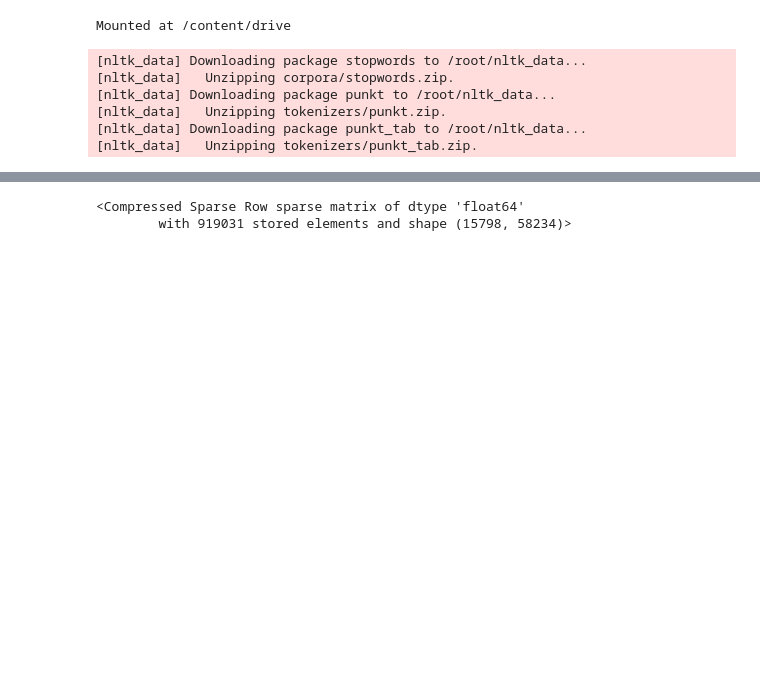
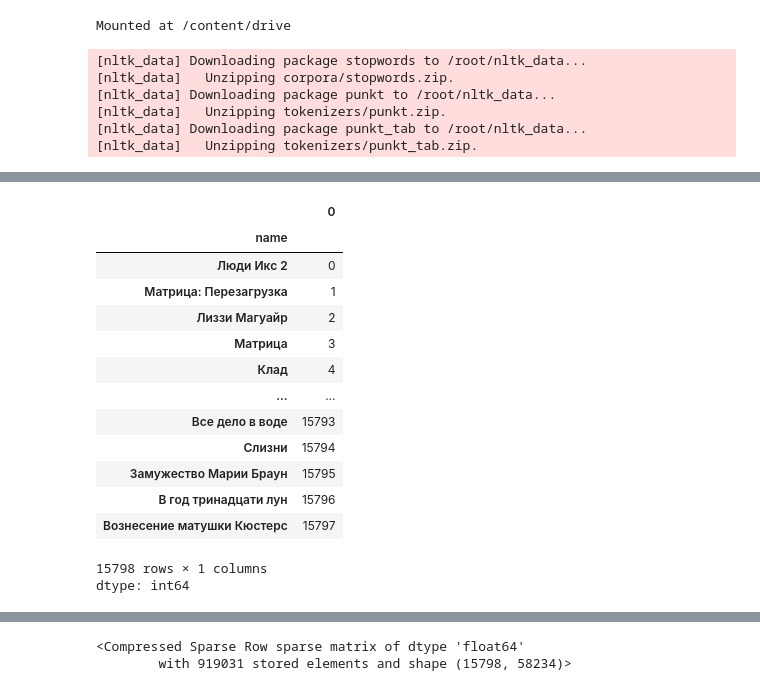
Before and after one commit to vokon01/Kinopoisk-Movie-Recommendation-System, a Jupyter notebook: notebooks/03 Content_based_Rec_Sys.ipynb, the cells around one changed output, grey strips where cells are left out. Saved outputs shown, nothing was run; the diff lists cells and outputs as text; code cells hidden in the pictures; blank space fills up the shorter version.

```diff
--- a/notebooks/03 Content_based_Rec_Sys.ipynb
+++ b/notebooks/03 Content_based_Rec_Sys.ipynb
@@ -86,4 +88,0 @@ data
-# %%
-print(movie_df.shape[0])
-movie_df=movie_df.dropna(subset=['name', 'persons','genres', 'description'])
-print(movie_df.shape[0])
@@ -189,0 +188,18 @@ data.to_csv('/content/drive/MyDrive/Kinopoisk/data.csv')
+# %%
+indices
+# %% [output]
+|  | 0 |
+| name |  |
+| Люди Икс 2 | 0 |
+| Матрица: Перезагрузка | 1 |
+| Лиззи Магуайр | 2 |
+| Матрица | 3 |
+| Клад | 4 |
+| ... | ... |
+| Все дело в воде | 15793 |
+| Слизни | 15794 |
+| Замужество Марии Браун | 15795 |
+| В год тринадцати лун | 15796 |
+| Вознесение матушки Кюстерс | 15797 |
+15798 rows × 1 columns
+dtype: int64
```
Also changed, not shown: parts of 44 cells of this notebook.
